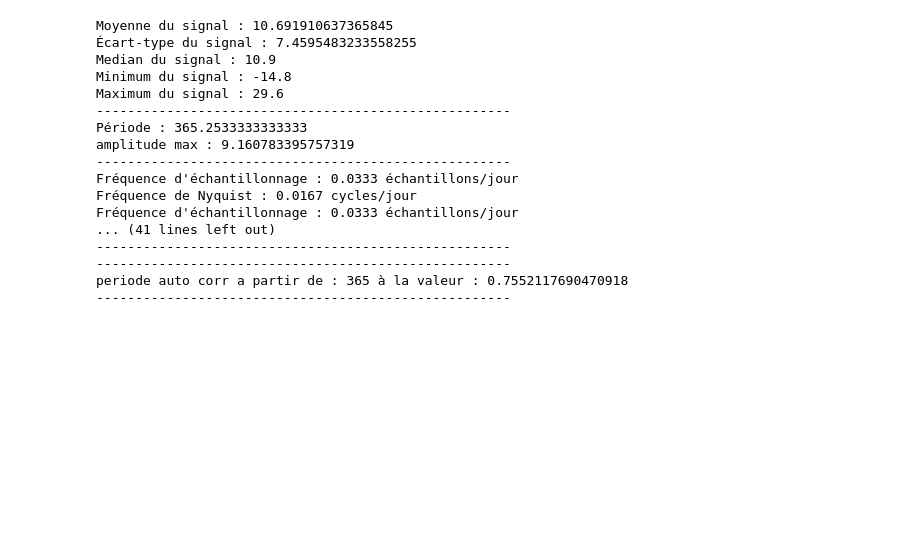
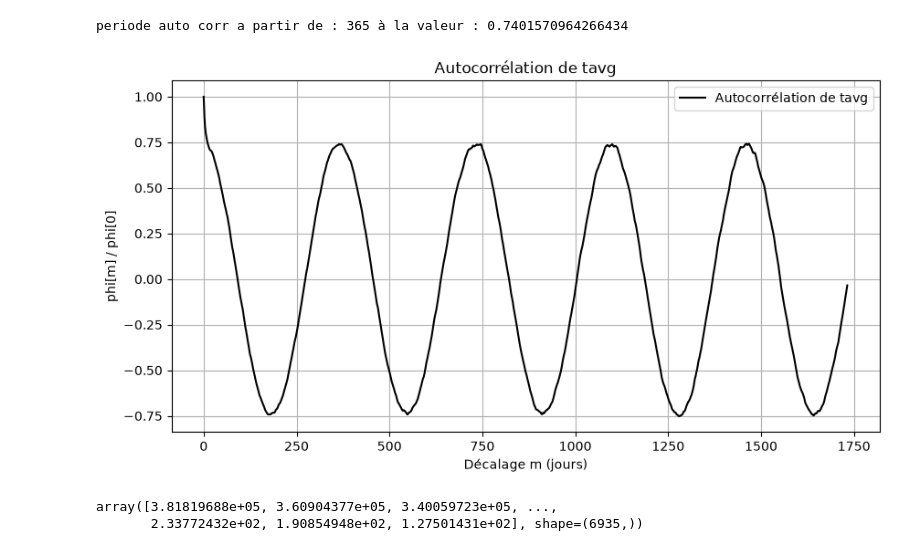
Before and after one commit to chokinyan/projet_mth_signal, a Jupyter notebook: notebooks/main.ipynb, the cells around one changed output. Cells and saved outputs as stored; diff of their text form; code cells hidden in the pictures; blank space fills up the shorter version.

```diff
--- a/notebooks/main.ipynb
+++ b/notebooks/main.ipynb
@@ -832,24 +840,13 @@ class Signal:
 # %%
 test = Signal()
 
 #test.spectrum("tavg",start=0,end=365*40,unilateral=False)
 
-test.analyze("tavg",0,len(test.tavg),10,(30,250),100)
+# test.analyze("tavg",0,len(test.tavg),365,(30,250),100)
+
+test.autocorrelate("tavg",0,365*19)
 # %% [output]
-Moyenne du signal : 10.691910637365845
-Écart-type du signal : 7.4595483233558255
-Median du signal : 10.9
-Minimum du signal : -14.8
-Maximum du signal : 29.6
------------------------------------------------------
-Période : 365.2533333333333
-amplitude max : 9.160783395757319
------------------------------------------------------
-Fréquence d'échantillonnage : 0.0333 échantillons/jour
-Fréquence de Nyquist : 0.0167 cycles/jour
-Fréquence d'échantillonnage : 0.0333 échantillons/jour
-... (41 lines left out)
------------------------------------------------------
------------------------------------------------------
-periode auto corr a partir de : 365 à la valeur : 0.7552117690470918
------------------------------------------------------
+periode auto corr a partir de : 365 à la valeur : 0.7401570964266434
+[figure, added]
+array([3.81819688e+05, 3.60904377e+05, 3.40059723e+05, ...,
+       2.33772432e+02, 1.90854948e+02, 1.27501431e+02], shape=(6935,))
```
Also changed, not shown: parts of 1 cell of this notebook.
